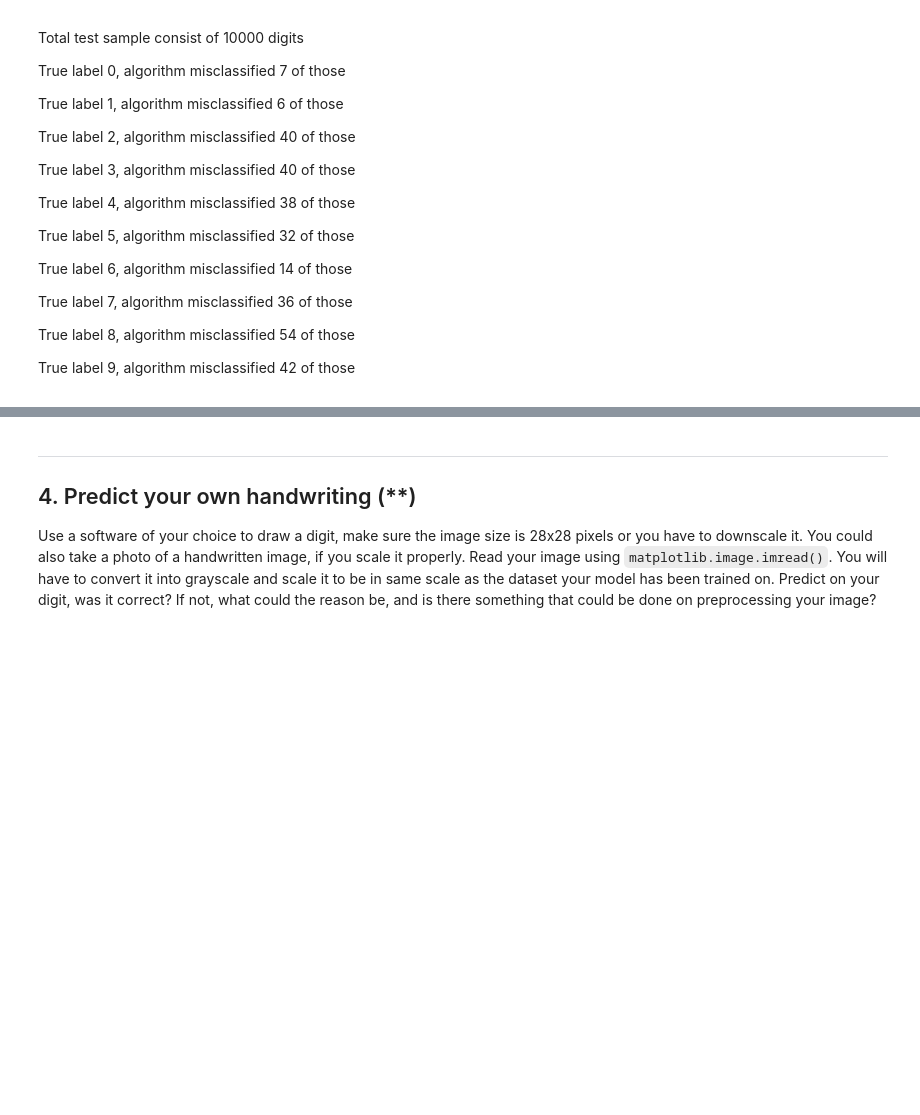
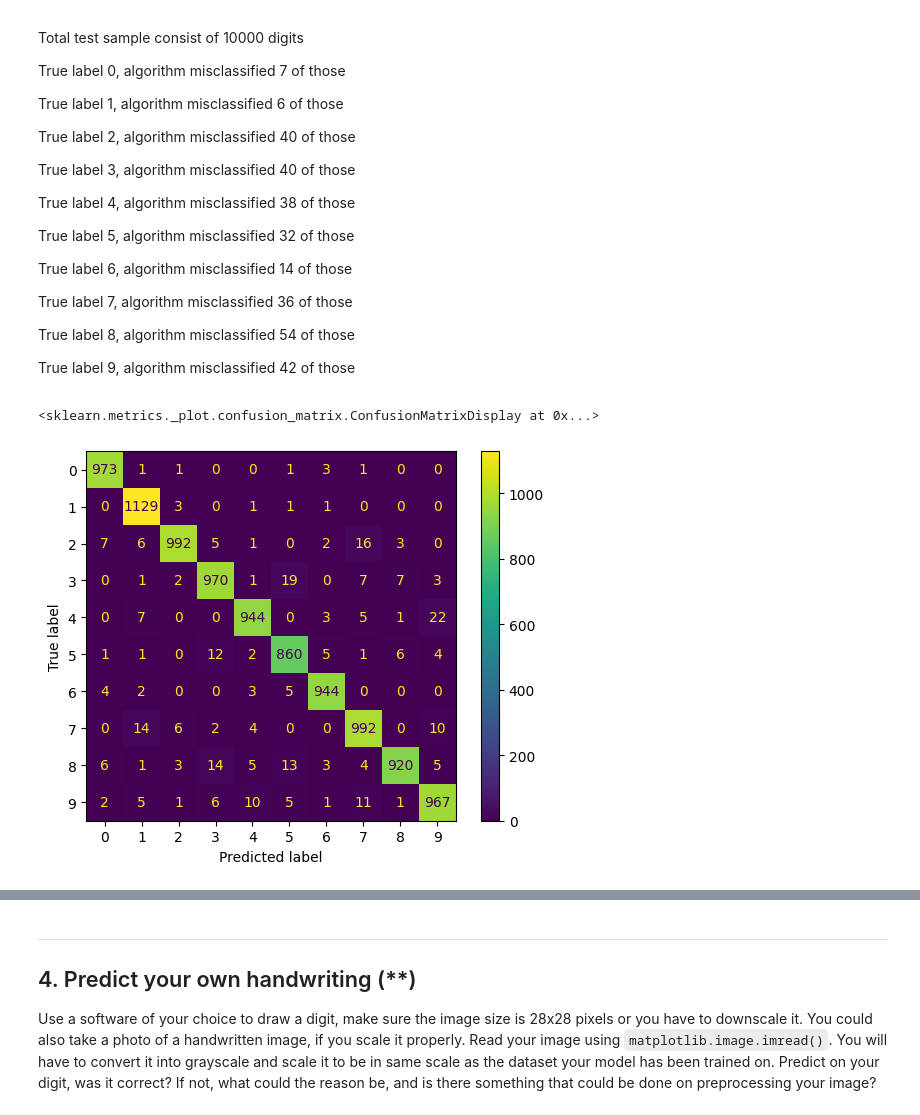
Before and after one commit to tobias-oberg/ML-Tobias-Oberg-AI24, a Jupyter notebook: Exercises/E04_KNN.ipynb, the cells around one changed output, grey strips where cells are left out. Cells and saved outputs as stored; diff of their text form; code cells hidden in the pictures; folded sections open; blank space fills up the shorter version.

```diff
--- a/Exercises/E04_KNN.ipynb
+++ b/Exercises/E04_KNN.ipynb
@@ -161,3 +209,20 @@ True label 8, algorithm misclassified 54 of those
 True label 9, algorithm misclassified 42 of those
 
 </details>
+# %%
+from sklearn.metrics import confusion_matrix, ConfusionMatrixDisplay, classification_report
+
+X_train_fullscaled = scaler.fit_transform(X_train_KNN)
+X_test_scaled = scaler.transform(X_test_KNN)
+
+model_KNN = KNeighborsClassifier(n_neighbors=1)
+model_KNN.fit(X_train_fullscaled, y_train)
+y_test_pred = model_KNN.predict(X_test_scaled)
+
+# compute the number of missclassifications for each number.
+# %%
+cn = confusion_matrix(y_test, y_test_pred)
+ConfusionMatrixDisplay(cn).plot()
+# %% [output]
+<sklearn.metrics._plot.confusion_matrix.ConfusionMatrixDisplay at 0x...>
+[figure, added]
```
Also changed, not shown: parts of 3 cells of this notebook, 1 other file.
